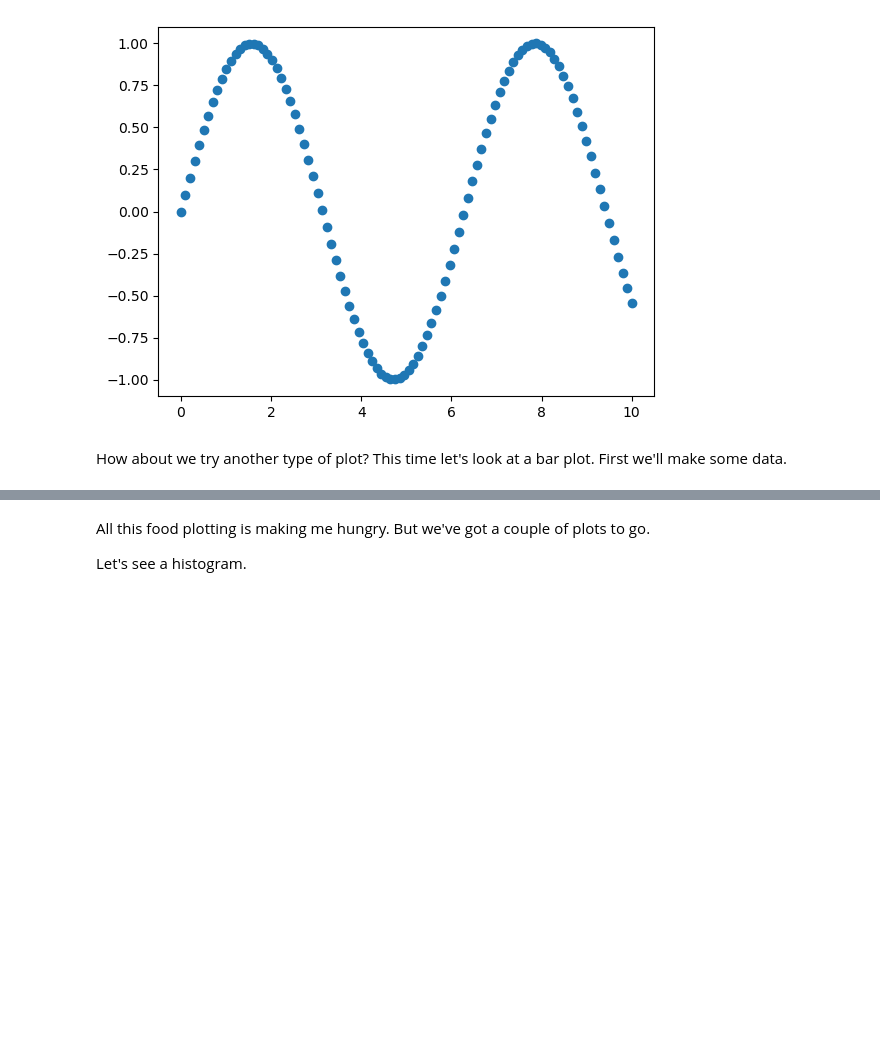
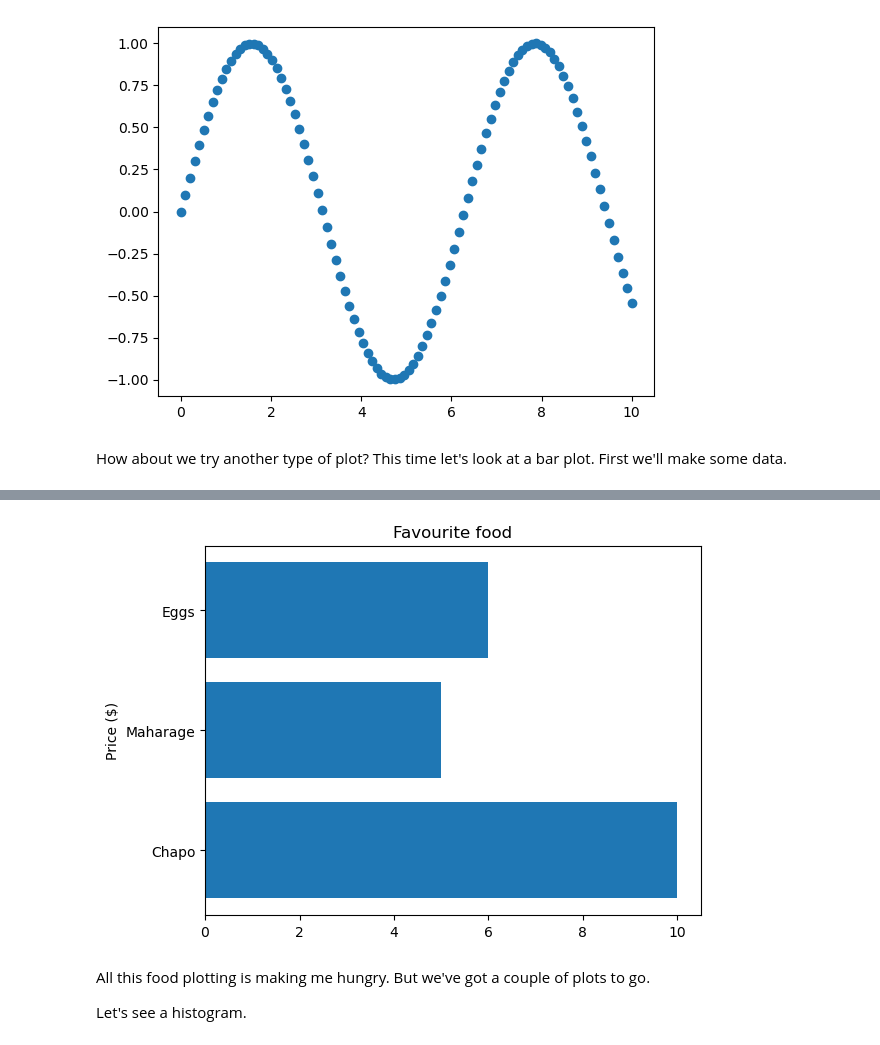
Before and after one commit to otinabrayo/IntroToPandas, a Jupyter notebook: matplotlib-exercises.ipynb, the cells around one changed output, grey strips where cells are left out. Saved outputs shown, nothing was run; the diff lists cells and outputs as text; code cells hidden in the pictures; blank space fills up the shorter version.

```diff
--- a/matplotlib-exercises.ipynb
+++ b/matplotlib-exercises.ipynb
@@ -141,5 +150,12 @@ favPrices = {"Chapo": 10,
 # %%
 # Make the same plot as above, except this time make the bars go horizontal
+fig, ax = plt.subplots()
+ax.barh(favPrices.keys(), favPrices.values())
+ax.set(title= "Favourite food",
+      ylabel= "Price ($)")
+plt.show()
+# %% [output]
+[figure, added]
 # %% [markdown]
 All this food plotting is making me hungry. But we've got a couple of plots to go.
 
```
Also changed, not shown: parts of 3 cells of this notebook.
